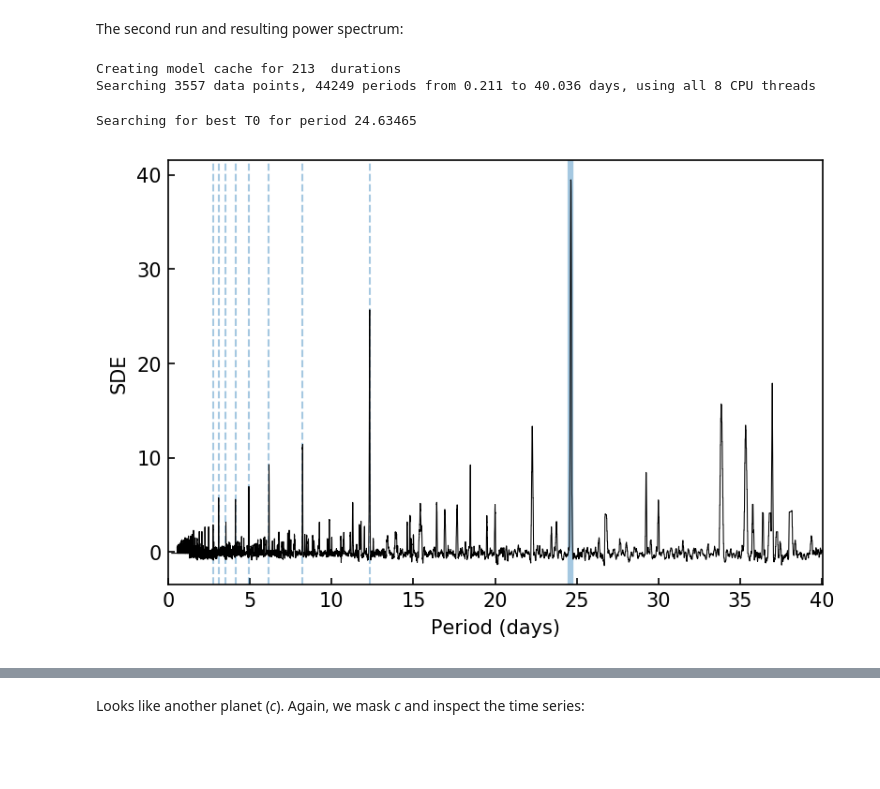
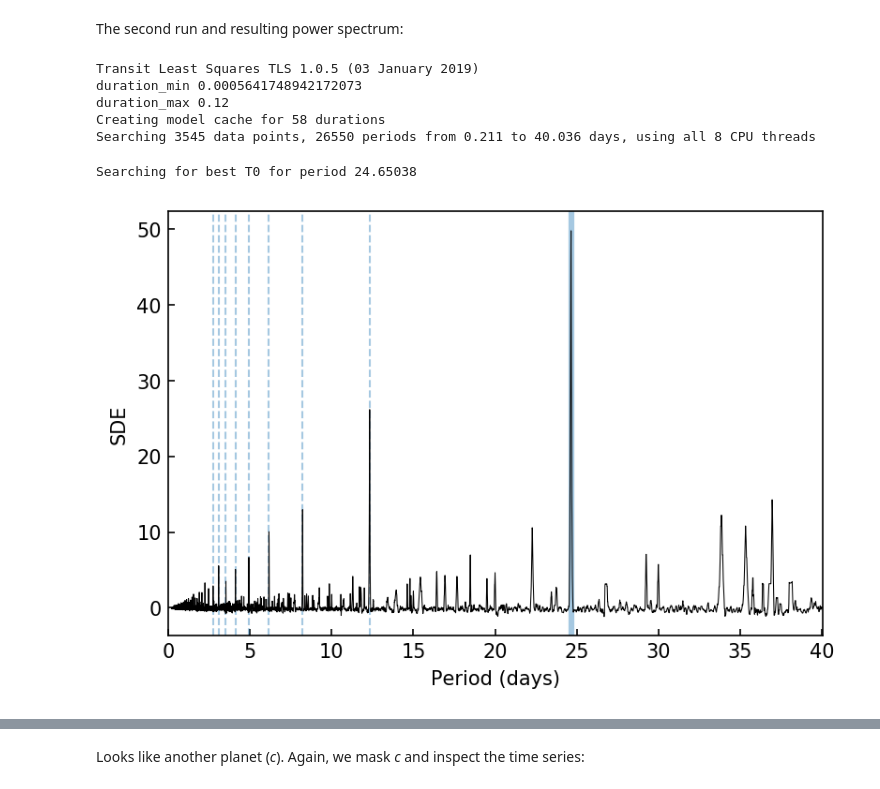
Before and after one commit to hippke/tls, a Jupyter notebook: tutorials/02 Multiple planets - K2-3, a red dwarf with 3 Super-Earths.ipynb, the cells around one changed output, grey strips where cells are left out. Drawn from its saved outputs; the diff is of its cells as text; code cells hidden in the pictures; blank space fills up the shorter version.

```diff
--- a/tutorials/02 Multiple planets - K2-3, a red dwarf with 3 Super-Earths.ipynb
+++ b/tutorials/02 Multiple planets - K2-3, a red dwarf with 3 Super-Earths.ipynb
@@ -20,9 +20,9 @@ y = numpy.array(y[~numpy.isnan(y)], dtype='float32')
 trend = scipy.signal.medfilt(y, 25)
 y_filt = y /trend
 y_filt = sigma_clip(y_filt, sigma_upper=2, sigma_lower=float('inf'))
-from TransitLeastSquares import TransitLeastSquares, catalog_info
+from transitleastsquares import transitleastsquares, catalog_info
 ab, mass, mass_min, mass_max, radius, radius_min, radius_max = catalog_info(EPIC_id)
-model = TransitLeastSquares(t, y_filt)
+model = transitleastsquares(t, y_filt)
 results = model.power(
     transit_depth_min=50*10**-6,
     period_min=9,
@@ -33,8 +33,6 @@ results = model.power(
     R_star_max=radius + 3*radius_max,
     M_star_min=mass - 3*mass_min,
     M_star_max=mass + 3*mass_max,
-    oversampling_factor=5,
-    duration_grid_step=1.02,
     u=ab)
 plt.figure()
 plt.plot(
@@ -61,10 +61,11 @@ Searching for best T0 for period 10.05390
 # %% [markdown]
 Now, we use the ``transit_mask`` function to mask the in-transit points of planet *b*. There are apparently more transits of another planet:
 # %%
-from TransitLeastSquares import transit_mask
+from transitleastsquares import transit_mask, cleaned_array
 intransit = transit_mask(t, results.period, 2*results.duration, results.T0)
 y_second_run = y_filt[~intransit]
 t_second_run = t[~intransit]
+t_second_run, y_second_run = cleaned_array(t_second_run, y_second_run)
 from matplotlib import rcParams; rcParams["figure.dpi"] = 150
 plt.figure()
 ax = plt.gca()
@@ -77,34 +78,34 @@ ax.set_ylabel("Normalized flux");
 # %% [markdown]
 The second run and resulting power spectrum:
 # %%
-model_second_run = TransitLeastSquares(t_second_run, y_second_run)
+model_second_run = transitleastsquares(t_second_run, y_second_run)
 results_second_run = model_second_run.power(
-    transit_depth_min=50*10**-6,
     R_star=radius,
     M_star=mass,
     R_star_min=radius - 3*radius_min,
     R_star_max=radius + 3*radius_max,
     M_star_min=mass - 3*mass_min,
     M_star_max=mass + 3*mass_max,
-    oversampling_factor=5,
-    duration_grid_step=1.02,
     u=ab)
 plt.figure()
 ax = plt.gca()
 ax.axvline(results_second_run.period, alpha=0.4, lw=3)
 plt.xlim(numpy.min(results_second_run.periods), numpy.max(results_second_run.periods))
 for n in range(2, 10):
     ax.axvline(n*results_second_run.period, alpha=0.4, lw=1, linestyle="dashed")
     ax.axvline(results_second_run.period / n, alpha=0.4, lw=1, linestyle="dashed")
 plt.ylabel(r'SDE')
 plt.xlabel('Period (days)')
 plt.plot(results_second_run.periods, results_second_run.power, color='black', lw=0.5)
 plt.xlim(0, max(results_second_run.periods));
 # %% [output]
-Creating model cache for 213  durations
-Searching 3557 data points, 44249 periods from 0.211 to 40.036 days, using all 8 CPU threads
+Transit Least Squares TLS 1.0.5 (03 January 2019)
+duration_min 0.0005641748942172073
+duration_max 0.12
+Creating model cache for 58 durations
+Searching 3545 data points, 26550 periods from 0.211 to 40.036 days, using all 8 CPU threads
-Searching for best T0 for period 24.63465
+Searching for best T0 for period 24.65038
-[figure, old version]
+[figure, new version]
 # %%
 plt.figure()
 plt.plot(
```
Also changed, not shown: parts of 5 cells of this notebook, 5 other files.
